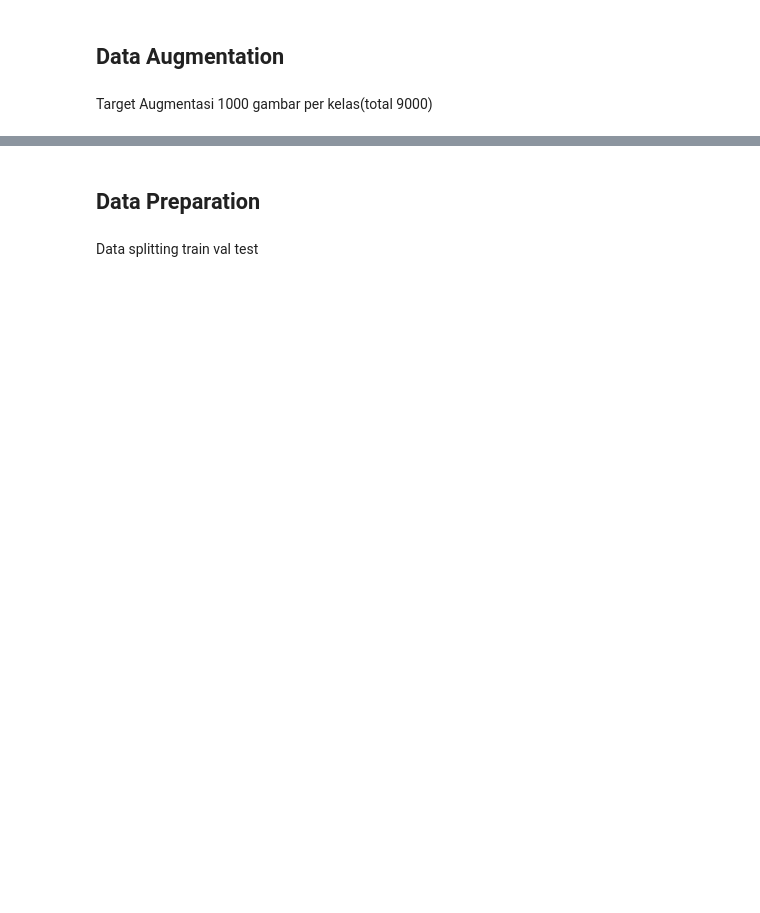
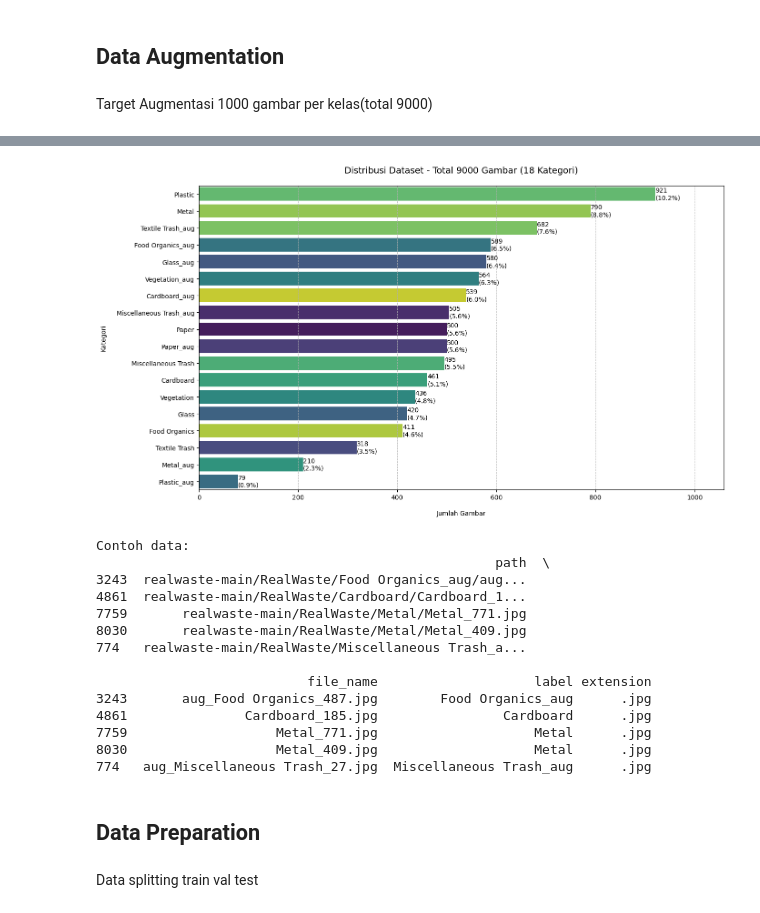
Before and after one commit to Fxf28/project-capstone, a Jupyter notebook: capstone_project.ipynb, the cells around one changed output, grey strips where cells are left out. Cells and saved outputs as stored; diff of their text form; code cells hidden in the pictures; blank space fills up the shorter version.

Commit message:
Update data splitting

```diff
--- a/capstone_project.ipynb
+++ b/capstone_project.ipynb
@@ -438,3 +636,26 @@ Target Augmentasi 1000 gambar per kelas(total 9000)
+# %%
+if __name__ == "__main__":
+    dataset_df = analyze_dataset_distribution(
+        dataset_path="realwaste-main/RealWaste/"
+    )
+    print("\nContoh data:")
+    print(dataset_df.sample(5))
+# %% [output]
+[figure, added]
+Contoh data:
+                                                   path  \
+3243  realwaste-main/RealWaste/Food Organics_aug/aug...
+4861  realwaste-main/RealWaste/Cardboard/Cardboard_1...
+7759       realwaste-main/RealWaste/Metal/Metal_771.jpg
+8030       realwaste-main/RealWaste/Metal/Metal_409.jpg
+774   realwaste-main/RealWaste/Miscellaneous Trash_a...
+
+                           file_name                    label extension
+3243       aug_Food Organics_487.jpg        Food Organics_aug      .jpg
+4861               Cardboard_185.jpg                Cardboard      .jpg
+7759                   Metal_771.jpg                    Metal      .jpg
+8030                   Metal_409.jpg                    Metal      .jpg
+774   aug_Miscellaneous Trash_27.jpg  Miscellaneous Trash_aug      .jpg
 # %% [markdown]
 ## Data Preparation
 # %% [markdown]
```
Also changed, not shown: parts of 18 cells of this notebook.
